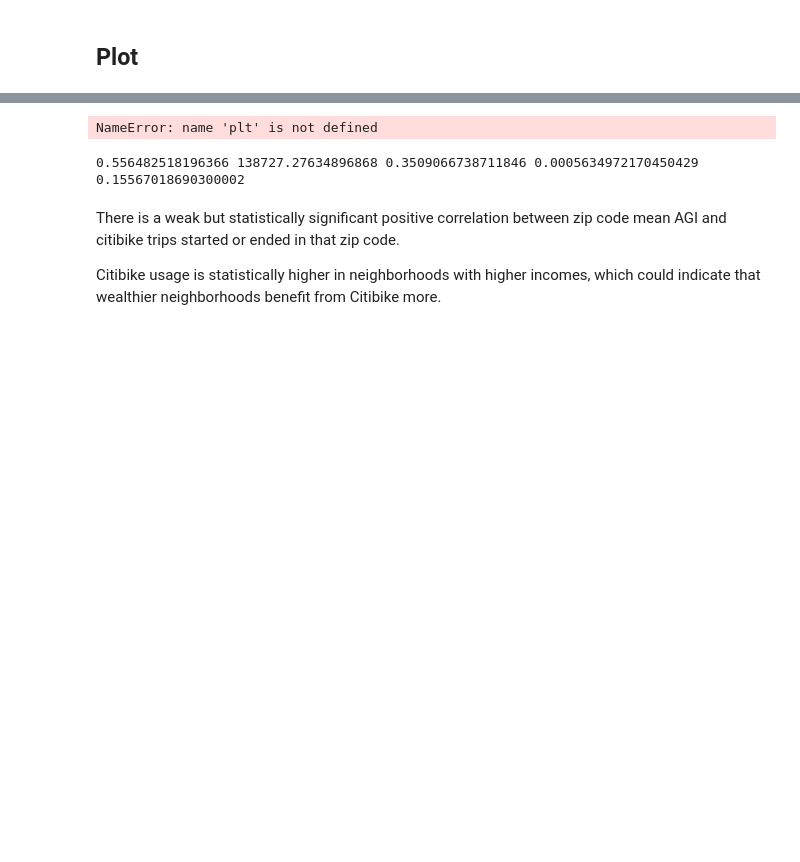
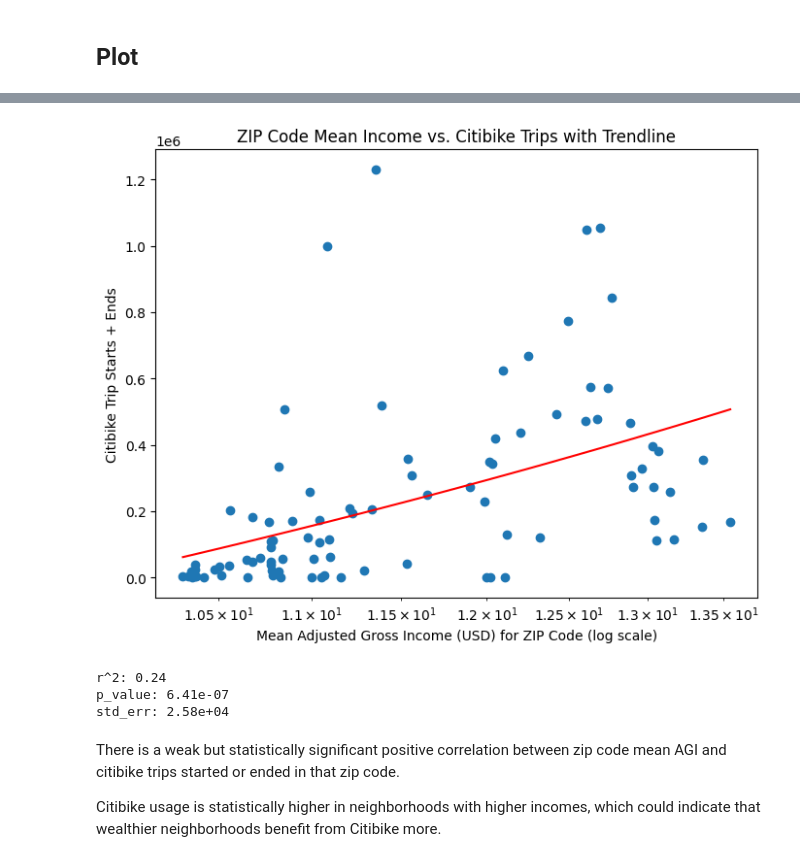
Before and after one commit to twosigma/memento, a Jupyter notebook: example/Citibike.ipynb, the cells around one changed output, grey strips where cells are left out. Cells and saved outputs as stored; diff of their text form; code cells hidden in the pictures; blank space fills up the shorter version.

```diff
--- a/example/Citibike.ipynb
+++ b/example/Citibike.ipynb
@@ -196,4 +177,4 @@ citibike_usage_and_agi_by_zip.dependencies()
 # %%
 df = citibike_usage_and_agi_by_zip(year=2020)
 # %%
-df
+sorted_df = df.sort_values(by="agi")
@@ -214,22 +197,24 @@ df
 # %%
 plt.figure(figsize=(8, 6))
-x = df["agi"]
-y = df["citibike_usage"]
+x = np.log(sorted_df["agi"])
+y = sorted_df["citibike_usage"]
 slope, intercept, r_value, p_value, std_err = stats.linregress(x, y)
 trend_y = slope * x + intercept
 plt.xscale('log')
 plt.scatter(x, y)
 plt.plot(x, trend_y, color="red")
 plt.xlabel("Mean Adjusted Gross Income (USD) for ZIP Code (log scale)")
 plt.ylabel("Citibike Trip Starts + Ends")
 plt.title("ZIP Code Mean Income vs. Citibike Trips with Trendline")
 plt.show()
 # %% [output]
-NameError: name 'plt' is not defined
+[figure, added]
 # %%
-print(slope, intercept, r_value, p_value, std_err)
+print(f"r^2: {r_value * r_value:0.3}\np_value: {p_value:0.3}\nstd_err: {std_err:0.3}")
 # %% [output]
-0.556482518196366 138727.27634896868 0.3509066738711846 0.0005634972170450429 0.15567018690300002
+r^2: 0.24
+p_value: 6.41e-07
+std_err: 2.58e+04
 # %% [markdown]
 There is a weak but statistically significant positive correlation between zip code mean AGI and citibike trips started or ended in that zip code.
 
```
Also changed, not shown: parts of 5 cells of this notebook.
